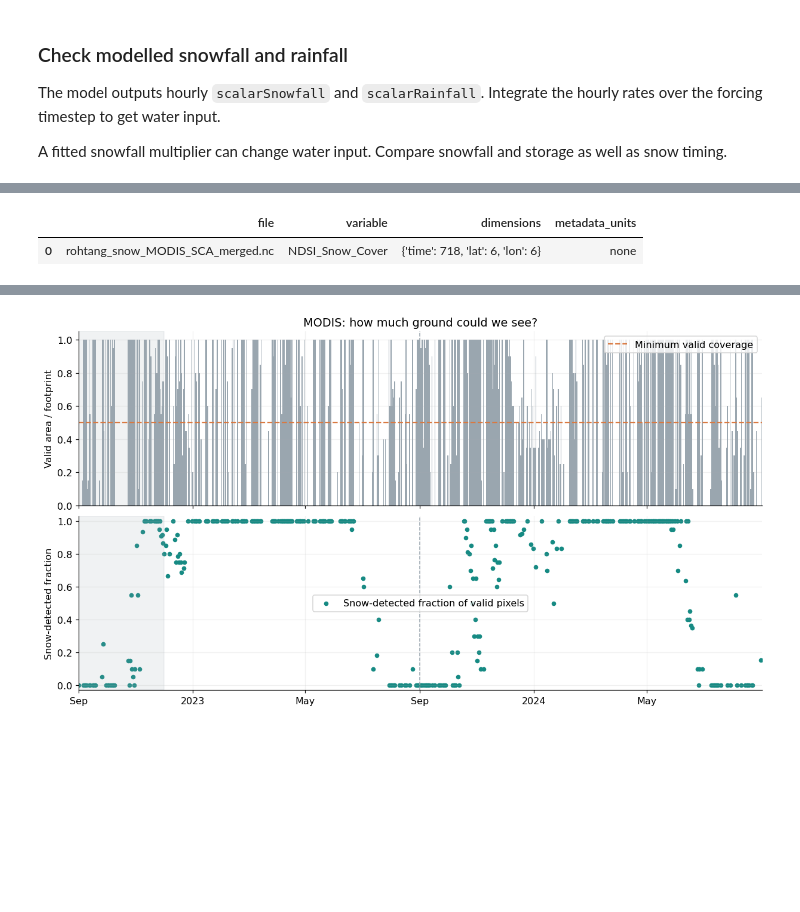
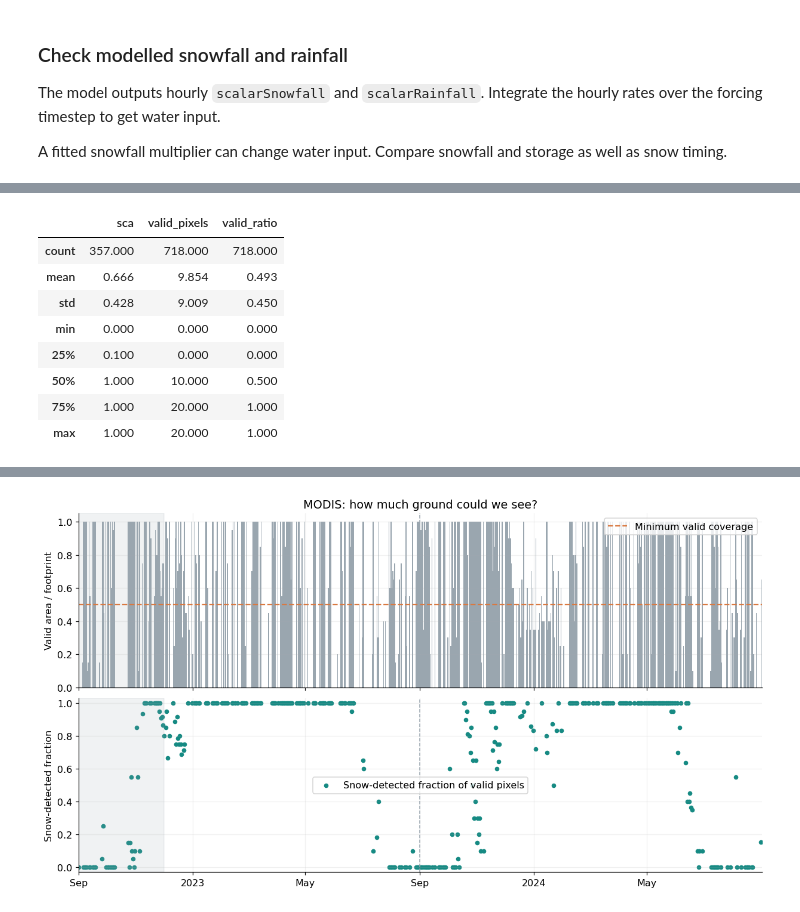
Before and after one commit to symfluence-org/SYMFLUENCE, a Jupyter notebook: examples/04_workshop_notebooks/04d_intelligent_rivers_snow.ipynb, the cells around one changed output, grey strips where cells are left out. Saved outputs shown, nothing was run; the diff lists cells and outputs as text; code cells hidden in the pictures; blank space fills up the shorter version.

```diff
--- a/examples/04_workshop_notebooks/04d_intelligent_rivers_snow.ipynb
+++ b/examples/04_workshop_notebooks/04d_intelligent_rivers_snow.ipynb
@@ -288,17 +235,16 @@ ERA5 is reanalysis, not a weather station. SUMMA needs precipitation, temperatur
 run_stage(["process_observed_data", "acquire_forcings", "model_agnostic_preprocessing"])
 run_stage(["model_specific_preprocessing"])
 
+forcing_dir = data_dir / "forcing" / "SUMMA_input"
+snow_obs_dir = data_dir / "observations" / "snow"
 inventory = []
-for label, folder, pattern in [
-    ("Raw meteorology", resolve_data_subdir(project, "forcing") / "raw_data", "*.nc"),
-    ("SUMMA forcing", forcing_dir, "*.nc"),
-    ("MODIS gridded observations", snow_dir, "*.nc"),
-    ("SUMMA results", sim_dir, "*.nc"),
-]:
-    files = list(folder.glob(pattern))
+for label, folder in [("Raw ERA5", data_dir / "forcing" / "raw_data"),
+                      ("SUMMA forcing", forcing_dir),
+                      ("MODIS observations", snow_obs_dir),
+                      ("SUMMA results", sim_dir)]:
+    files = [p for p in folder.rglob("*") if p.suffix in {".nc", ".csv"}]
     inventory.append({"Artifact": label, "Files": len(files),
                       "Size (MB)": round(sum(p.stat().st_size for p in files) / 1e6, 2),
-                      "Folder": str(folder)})
+                      "Folder": str(folder.relative_to(project))})
 display(pd.DataFrame(inventory).set_index("Artifact"))
-print("A file count shows availability, not a successful or complete simulation.")
 # %% [output]
@@ -563,69 +405,22 @@ We classify valid pixels with **NDSI > 0** as snow. The threshold can be changed
 
 **Model check:** the installed `source/engine/vegPhenlgy.f90` sets `scalarGroundSnowFraction` to one when `nSnow > 0`, and zero otherwise. Trace snow without a resolved layer is excluded. This is a snow-layer indicator, not a patchy-snow curve. It mainly constrains timing. Multiple elevation or aspect HRUs could yield fractional coverage when weighted by area; that needs a separate experiment.
 # %%
-MIN_VALID_FRACTION = float(config.evaluation.modis_snow.min_valid_ratio)
-NDSI_THRESHOLD = float(config.evaluation.modis_snow.ndsi_threshold)  # Encoded 0–100 scale.
+# SYMFLUENCE screens MODIS with the YAML's rules and writes one row per day:
+# sca = snow-detected fraction of valid pixels; valid_ratio = share of the footprint it could see.
+modis = pd.read_csv(snow_obs_dir / "preprocessed" / f"{name}_modis_snow_processed.csv",
+                    parse_dates=["date"], index_col="date").reindex(days)
+MIN_VALID_FRACTION = config.evaluation.modis_snow.min_valid_ratio
 SNOW_FRACTION_THRESHOLD = 0.5
-MAX_BASIC_QA = config.evaluation.modis_snow.max_basic_qa  # 0 = best, 1 = good.
-SWE_THRESHOLD_MM = 1.0    # Used only if SUMMA ground snow fraction is unavailable.
-
-modis_file = snow_dir / f"{config.domain.name}_MODIS_SCA_merged.nc"
-modis = None
-if modis_file.exists() and basin is not None:
-    with xr.open_dataset(modis_file) as ds:
-        if "NDSI_Snow_Cover" not in ds:
-            raise ValueError("Inspect MODIS variable names; expected NDSI_Snow_Cover.")
-        ndsi = ds.NDSI_Snow_Cover.load()
-        if "NDSI_Snow_Cover_Basic_QA" not in ds:
-            raise ValueError("Basic QA is required for this analysis; inspect the native AppEEARS output.")
-        basic_qa = ds.NDSI_Snow_Cover_Basic_QA.load()
-        # AppEEARS labels this axis 'julian'; retain its YYYY-MM-DD labels,
-        # which match the requested product dates (not astronomical Julian days).
-        product_dates = pd.to_datetime([str(t)[:10] for t in ndsi.time.values])
-        ndsi = ndsi.assign_coords(time=product_dates)
-        basic_qa = basic_qa.assign_coords(time=product_dates)
-        lat_name = next((k for k in ["lat", "latitude"] if k in ndsi.coords), None)
-        lon_name = next((k for k in ["lon", "longitude"] if k in ndsi.coords), None)
-        if lat_name is None or lon_name is None:
-            raise ValueError("This analysis requires the native AppEEARS geographic lat/lon output.")
-        if ndsi[lat_name].ndim != 1 or ndsi[lon_name].ndim != 1:
-            raise ValueError("Expected a regular geographic grid.")
-        if set(ndsi.dims) != {"time", lat_name, lon_name}:
-            raise ValueError(f"Unexpected MODIS dimensions: {ndsi.dims}")
-        scale = ndsi.encoding.get("scale_factor", 1)
-        offset = ndsi.encoding.get("add_offset", 0)
-        if scale != 1 or offset != 0:
-            raise ValueError("NDSI was scaled on decoding; inspect metadata before using encoded thresholds.")
-        display(pd.DataFrame([{"file": modis_file.name, "variable": ndsi.name,
-                               "dimensions": str(dict(ndsi.sizes)),
-                               "metadata_units": ndsi.attrs.get("units", "unknown")}]))
-    from shapely import intersects_xy
-    lon_grid, lat_grid = np.meshgrid(ndsi[lon_name].values, ndsi[lat_name].values)
-    inside = intersects_xy(basin.geometry.union_all(), lon_grid, lat_grid)
-    if not inside.any():
-        raise ValueError("No MODIS pixel centres inside the footprint; inspect spatial alignment.")
-    weights = xr.DataArray(np.cos(np.deg2rad(lat_grid)) * inside,
-        dims=[lat_name, lon_name], coords={lat_name: ndsi[lat_name], lon_name: ndsi[lon_name]})
-    spatial_dims = [lat_name, lon_name]
-    valid_pixel = ndsi.notnull() & (ndsi >= 0) & (ndsi <= 100) & basic_qa.isin(range(MAX_BASIC_QA + 1))
-    valid_weight = weights.where(valid_pixel, 0).sum(spatial_dims)
-    snow_weight = weights.where(valid_pixel & (ndsi > NDSI_THRESHOLD), 0).sum(spatial_dims)
-    modis = pd.DataFrame({
-        "valid_fraction": (valid_weight / weights.sum()).to_series(),
-        "valid_pixels": (valid_pixel & (weights > 0)).sum(spatial_dims).to_series(),
-        "snow_pixel_fraction": (snow_weight / valid_weight.where(valid_weight > 0)).to_series(),
-    })
-    modis.index = pd.DatetimeIndex(modis.index).normalize()
-    if modis.index.has_duplicates:
-        raise ValueError("Duplicate MODIS dates: inspect the merge before scoring.")
-    modis = modis.reindex(days)
-    modis["screened_snow_fraction"] = modis.snow_pixel_fraction.where(
-        (modis.valid_fraction >= MIN_VALID_FRACTION) &
-        (modis.valid_pixels >= config.evaluation.modis_snow.min_pixels))
-    print(f"{inside.sum()} pixel centres in the footprint; {modis.screened_snow_fraction.notna().sum()} usable days.")
-    print("Range screening and Basic QA applied; no interpolation through cloud gaps. Algorithm flags are retained in the source but not additionally screened here.")
-else:
-    unavailable("The native merged MODIS NetCDF and footprint are required. A raw HDF directory is not sufficient.")
+display(modis.describe().round(3))
+print(f"Up to {modis.valid_pixels.max():.0f} valid pixels; "
+      f"{modis.sca.notna().sum()} of {len(days)} days have valid coverage ≥ {MIN_VALID_FRACTION}.")
 # %% [output]
-|  | file | variable | dimensions | metadata_units |
-| 0 | rohtang_snow_MODIS_SCA_merged.nc | NDSI_Snow_Cover | {'time': 718, 'lat': 6, 'lon': 6} | none |
+|  | sca | valid_pixels | valid_ratio |
+| count | 357.000 | 718.000 | 718.000 |
+| mean | 0.666 | 9.854 | 0.493 |
+| std | 0.428 | 9.009 | 0.450 |
+| min | 0.000 | 0.000 | 0.000 |
+| 25% | 0.100 | 0.000 | 0.000 |
+| 50% | 1.000 | 10.000 | 0.500 |
+| 75% | 1.000 | 20.000 | 1.000 |
+| max | 1.000 | 20.000 | 1.000 |
```
Also changed, not shown: parts of 21 cells of this notebook, 4 other files.
